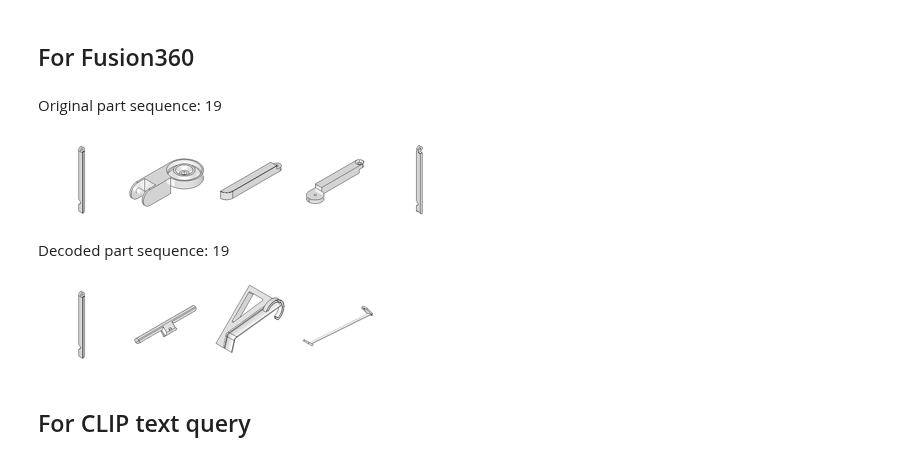
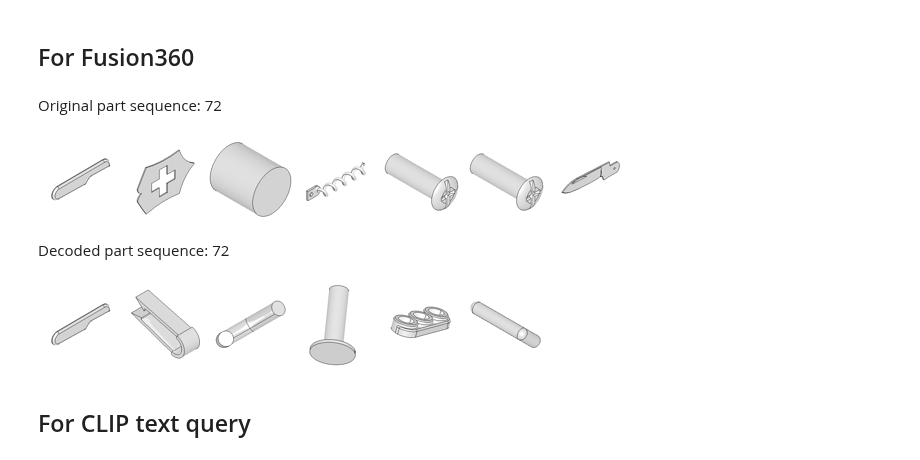
Before and after one commit to gymbeijing/mechanism-identification-public, a Jupyter notebook: search_parts.ipynb, the cells around one changed output. Cells and saved outputs as stored; diff of their text form; code cells hidden in the pictures.

```diff
--- a/search_parts.ipynb
+++ b/search_parts.ipynb
@@ -222,7 +222,7 @@ def decode_seq_clip_emb_1(in_seq, head_number, all_norm_list):
 #         closest_emb_list.append(closest_emb_idx)
 #     all_rec_closest_emb_list.append(closest_emb_list)
 
-all_rec_closest_emb_list = decode_seq_1(rec_seq, 20, all_rec_norm_list)
+all_rec_closest_emb_list = decode_seq_1(rec_seq, 100, all_rec_norm_list)
 # %% [output]
 Closest distance: 0.1087220311164856
 Closest distance: 0.1315476894378662
@@ -284,4 +284,4 @@ Closest distance: 0.200799822807312
 #         closest_emb_list.append(closest_emb_idx)
 #     all_ori_closest_emb_list.append(closest_emb_list)
 
-all_ori_closest_emb_list = decode_seq_1(ori_seq, 20, all_ori_norm_list)
+all_ori_closest_emb_list = decode_seq_1(ori_seq, 100, all_ori_norm_list)
@@ -1029,33 +1082,33 @@ for dec_seq_idx in range(10):
 ## For Fusion360
 # %%
 vid = '00'
-rec_seq_idx = 19
+rec_seq_idx = 72
 
 img_md_list = []
 for img_idx in all_ori_closest_emb_list[rec_seq_idx]:
     img_md = all_md[img_idx]
     img_md_list.append(img_md)
 
 img_name_list = extend_metadata_to_filepath(img_md_list, vid)
 
 display_image_grid(f'Original part sequence: {rec_seq_idx}', img_name_list)
 
 # vid = '00'
 # rec_seq_idx = 79
 
 img_md_list = []
 for img_idx in all_rec_closest_emb_list[rec_seq_idx]:
     img_md = all_md[img_idx]
     img_md_list.append(img_md)
 
 img_name_list = extend_metadata_to_filepath(img_md_list, vid)
 
 display_image_grid(f'Decoded part sequence: {rec_seq_idx}', img_name_list)
 # %% [output]
-Original part sequence: 19
+Original part sequence: 72
-[figure, old version]
+[figure, new version]
-Decoded part sequence: 19
+Decoded part sequence: 72
-[figure, old version]
+[figure, new version]
 # %% [markdown]
 ## For CLIP text query
 # %%
```
Also changed, not shown: parts of 2 cells of this notebook.
